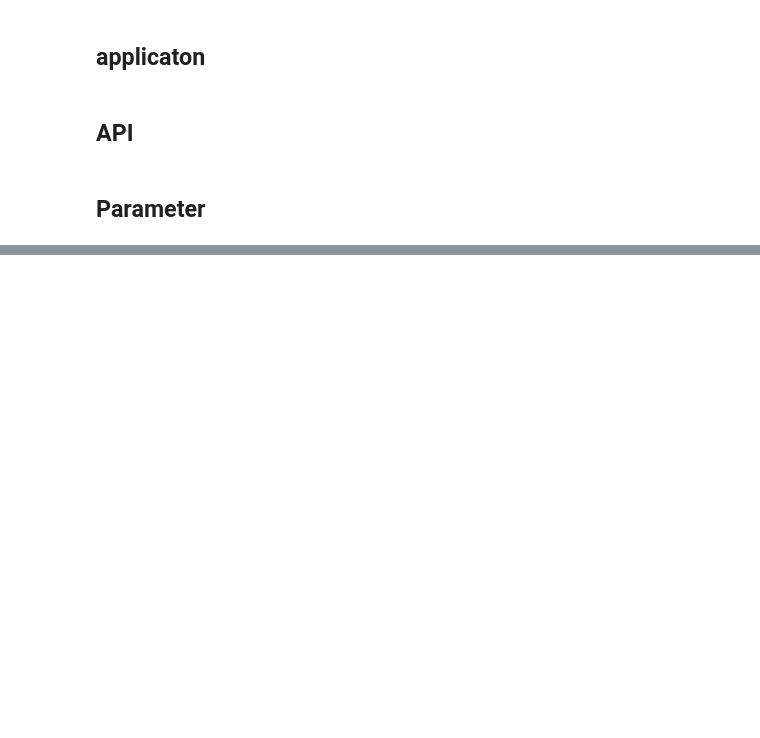
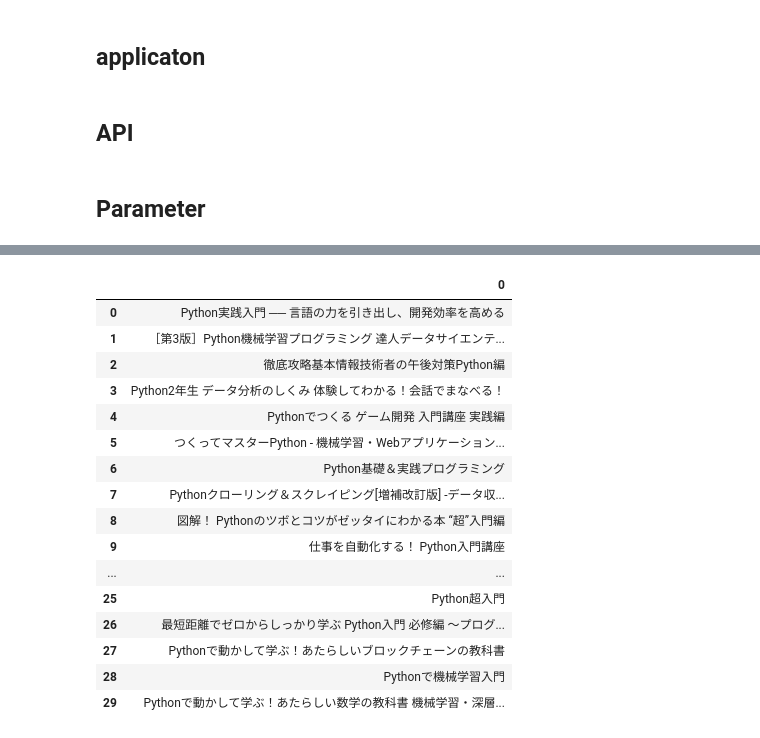
Before and after one commit to e4rll/rakutenAPI, a Jupyter notebook: rakutenAPI.ipynb, the cells around one changed output, grey strips where cells are left out. Drawn from its saved outputs; the diff is of its cells as text; code cells hidden in the pictures; blank space fills up the shorter version.

```diff
--- a/rakutenAPI.ipynb
+++ b/rakutenAPI.ipynb
@@ -26,7 +29,9 @@ page = 2
+# %%
+ttl = []
 # %%
 #各漫画のタイトルを取得する
 for name in titles:
-    for i in range(3000):
+    for i in range(20):
         #APIのURLを取得する
         url = api.format(title=name, hits=hits, page=page, APIkey=appID)
         #実際にAPIにリクエストを送信して結果を取得する
@@ -34,9 +39,8 @@ for name in titles:
         # 結果はJSON形式なのでデコードする
         data = json.loads(r.text)
         # 結果を表示
-        print("題名", data["title"])
         title = data['Items'][i]['Item']['title']
+        ttl.append(title)
         print(title)
-        #print("発売日", data["salesDate"])
         time.sleep(1)
 # %% [output]
@@ -67,0 +109,20 @@ data
+# %%
+pd.DataFrame(ttl)
+# %% [output]
+|  | 0 |
+| 0 | Python実践入門 ── 言語の力を引き出し、開発効率を高める |
+| 1 | ［第3版］Python機械学習プログラミング 達人データサイエンテ... |
+| 2 | 徹底攻略基本情報技術者の午後対策Python編 |
+| 3 | Python2年生 データ分析のしくみ 体験してわかる！会話でまなべる！ |
+| 4 | Pythonでつくる ゲーム開発 入門講座 実践編 |
+| 5 | つくってマスターPython - 機械学習・Webアプリケーション... |
+| 6 | Python基礎＆実践プログラミング |
+| 7 | Pythonクローリング＆スクレイピング[増補改訂版] -データ収... |
+| 8 | 図解！ Pythonのツボとコツがゼッタイにわかる本 “超”入門編 |
+| 9 | 仕事を自動化する！ Python入門講座 |
+| ... | ... |
+| 25 | Python超入門 |
+| 26 | 最短距離でゼロからしっかり学ぶ Python入門 必修編 〜プログ... |
+| 27 | Pythonで動かして学ぶ！あたらしいブロックチェーンの教科書 |
+| 28 | Pythonで機械学習入門 |
+| 29 | Pythonで動かして学ぶ！あたらしい数学の教科書 機械学習・深層... |
```
Also changed, not shown: parts of 6 cells of this notebook.
